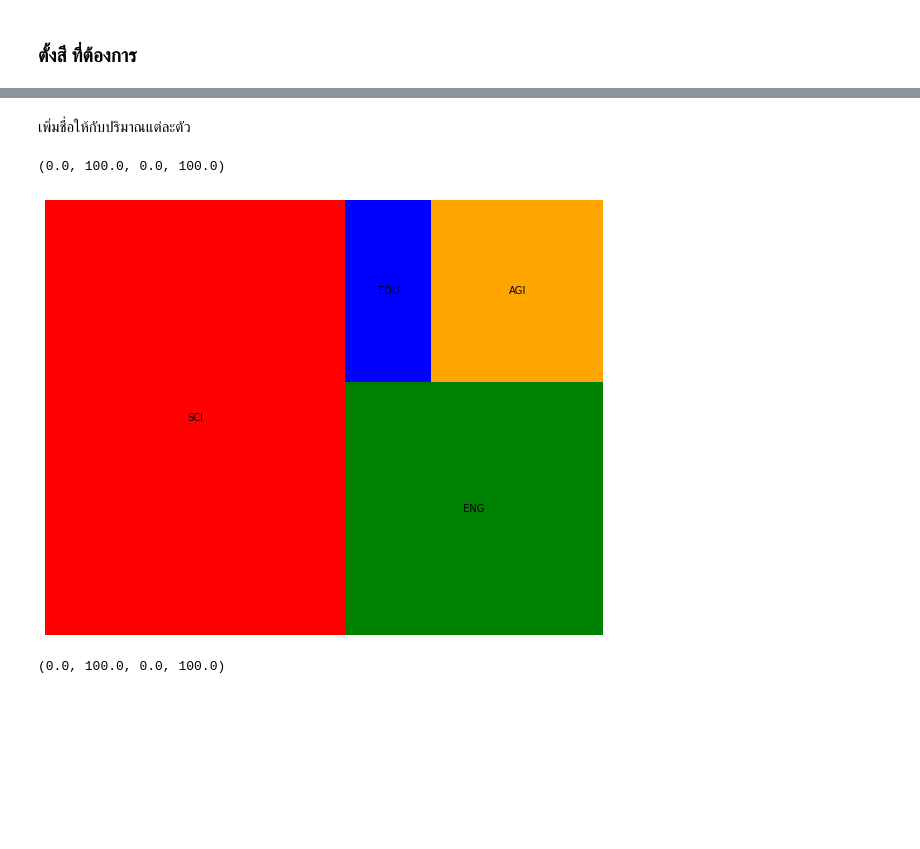
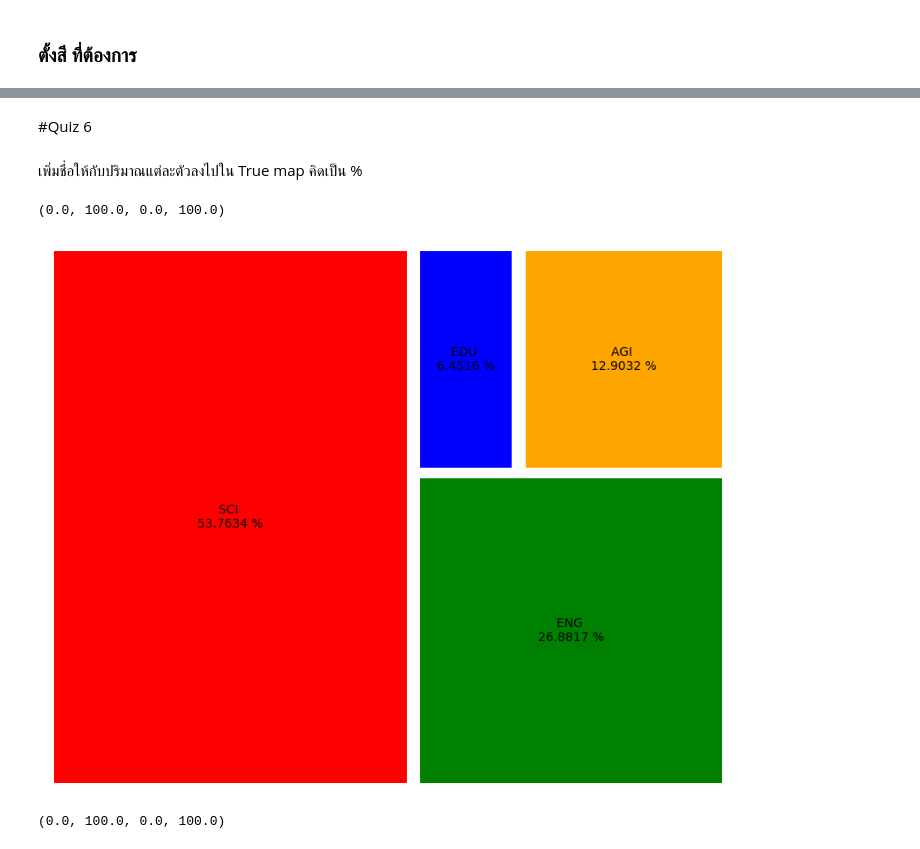
Before and after one commit to Penpitcha0634/python_dataviz2023, a Jupyter notebook: DataViz04_Data_Comparison.ipynb, the cells around one changed output, grey strips where cells are left out. Drawn from its saved outputs; the diff is of its cells as text; code cells hidden in the pictures; blank space fills up the shorter version.

Commit message:
Quiz6 เสร็จแล้ว

```diff
--- a/DataViz04_Data_Comparison.ipynb
+++ b/DataViz04_Data_Comparison.ipynb
@@ -515,17 +514,24 @@ plt.axis('off')
 # %% [output]
 (0.0, 100.0, 0.0, 100.0)
 [figure]
+# %% [markdown]
+#Quiz 6
 # %% [markdown]
-เพิ่มชื่อให้กับปริมาณแต่ละตัว
+เพิ่มชื่อให้กับปริมาณแต่ละตัวลงไปใน True map คิดเป็น %
 # %%
-labels = ['SCI', 'ENG', 'EDU', 'AGI']
+#กำหนดตัวแปรรับค่า
+a= (100*500)/930
+b= (100*250)/930
+c= (100*60)/930
+d= (100*120)/930
+labels = [f'SCI \n{a:.4f} %', f'ENG \n{b:.4f} %', f'EDU \n{c:.4f} %', f'AGI \n{d:.4f} %']
 data = [500, 250, 60, 120]
 color = ['red', 'green', 'blue', 'orange']
-squarify.plot(data,color=color,label = labels)
+squarify.plot(data,color=color,label = labels, pad = True)
 plt.axis('off')
 # %% [output]
 (0.0, 100.0, 0.0, 100.0)
-[figure, old version]
+[figure, new version]
 # %%
 labels = ['SCI', 'ENG', 'EDU', 'AGI']
 data = [500, 250, 60, 120]
```
Also changed, not shown: parts of 33 cells of this notebook.
